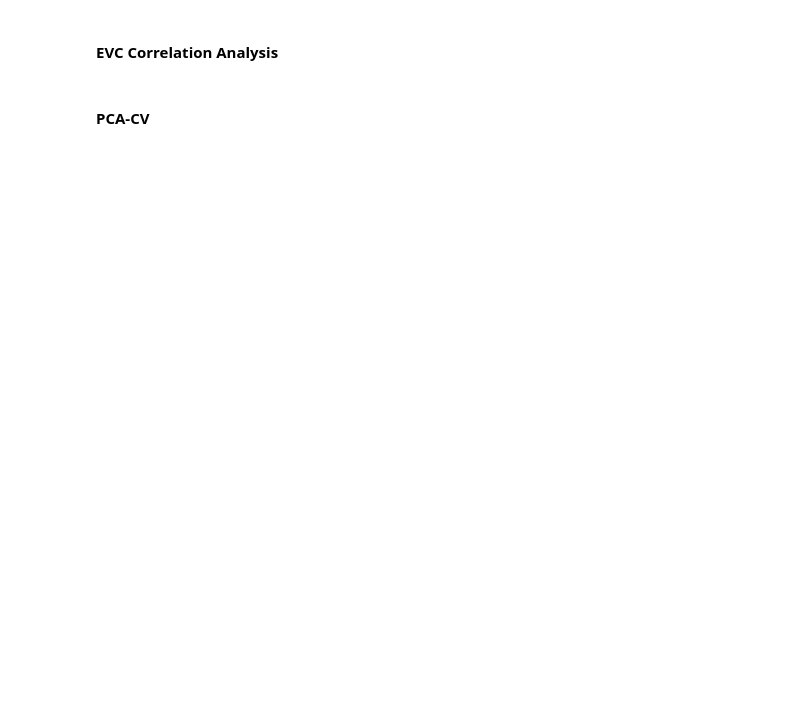
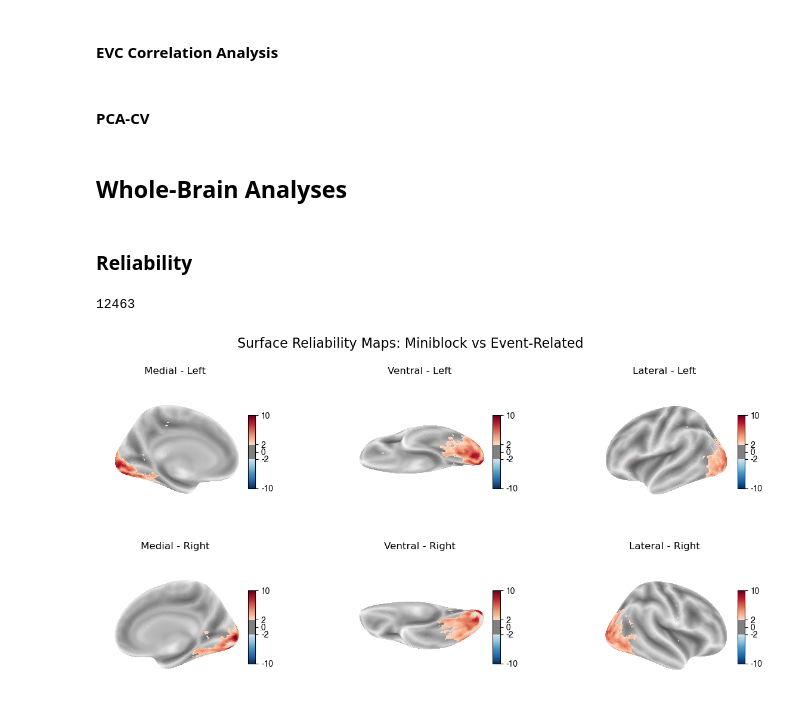
Before and after one commit to fabiub51/project_miniblock, a Jupyter notebook: Code/main.ipynb, the cells around one changed output. Drawn from its saved outputs; the diff is of its cells as text; code cells hidden in the pictures; blank space fills up the shorter version.

```diff
--- a/Code/main.ipynb
+++ b/Code/main.ipynb
@@ -454,3 +454,5 @@ from RSA import PCA_CV
 ROIs  = ["FFA", "PPA", "EBA", "EVC"]
 subjects = [f"{i:02d}" for i in range(1,23) if i not in [9, 16]]
 PCA_CV(project_dir, subjects, ROIs)
+# %% [markdown]
+## Whole-Brain Analyses
@@ -456,0 +463,9 @@ PCA_CV(project_dir, subjects, ROIs)
+# %% [markdown]
+### Reliability
+# %%
+from whole_brain import whole_brain_reliability
+subjects = [f"{i:02d}" for i in range(1,23) if i not in [9, 16]]
+whole_brain_reliability(subjects, project_dir, design1 = "miniblock", design2 = "er", alternative = "greater")
+# %% [output]
+12463
+[figure, added]
```
Also changed, not shown: parts of 6 cells of this notebook, 8 other files.
